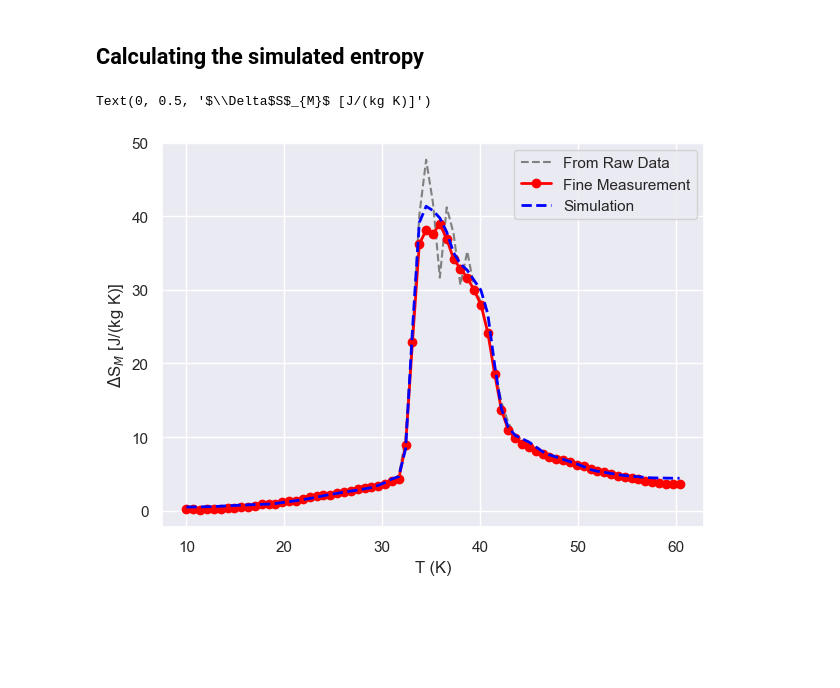
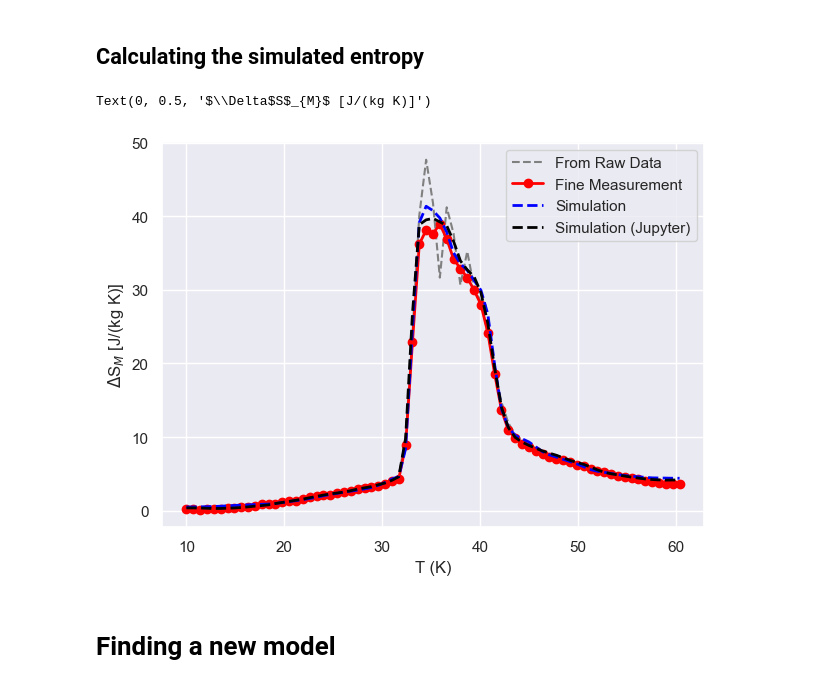
Before and after one commit to kensei-te/mat_interp, a Jupyter notebook: notebooks/Simulation Visualizaiton.ipynb, the cells around one changed output. Drawn from its saved outputs; the diff is of its cells as text; code cells hidden in the pictures; blank space fills up the shorter version.

```diff
--- a/notebooks/Simulation Visualizaiton.ipynb
+++ b/notebooks/Simulation Visualizaiton.ipynb
@@ -102,5 +102,5 @@ Now lets use a model traiend using jupyter
 SAVED_WEIGHTS = "weights_jupyter"
 model = tf.keras.models.load_model(SAVED_WEIGHTS)
 sim_data = generate_data_mce(model = model, start = 0.2, end = 5.0, step = 0.2)
-plot_entropy_curve(data=sim_data, temperature_column="t", field_column="h", magnetization_column="m", unstandarize=True,  bbox_mag = (0.8, -0.15), n_cols=3, bbox_ds = (0.9, -0.15))
+jupyter_sim = plot_entropy_curve(data=sim_data, temperature_column="t", field_column="h", magnetization_column="m", unstandarize=True,  bbox_mag = (0.8, -0.15), n_cols=3, bbox_ds = (0.9, -0.15), return_entropy = True)
 # %% [output]
@@ -140,17 +157,21 @@ entropy_fine = plot_entropy_curve(exp_data_fine, temperature_column="t", magneti
 # %%
 fields_to_plot = [5] # Plot 1 3 and 5 T
 fig, ax = plt.subplots(figsize=(7,5))
 for field in fields_to_plot:
     df_plot = sim_entropy.query("dh == @field")
     df_plot_2 = entropy_exp.query("dh == @field")
     df_plot_3 = entropy_fine.query("dh == @field")
+    df_plot_4 = jupyter_sim.query("dh == @field")
     plt.plot(df_plot_2.t, df_plot_2.ds,'--', mec='black', label = "From Raw Data", color='grey')
     plt.plot(df_plot_3.t, df_plot_3.ds,'o-', label = "Fine Measurement", color='red', lw=2)
     plt.plot(df_plot.t, df_plot.ds,'--', label = "Simulation", color='blue', lw=2)
+    plt.plot(df_plot_4.t, df_plot_4.ds,'--', label = "Simulation (Jupyter)", color='black', lw=2)
 plt.legend()
 plt.legend(bbox_to_anchor=(1,1))
 plt.xlabel("T (K)")
 plt.ylabel(r"$\Delta$S$_{M}$ [J/(kg K)]")
 # %% [output]
 Text(0, 0.5, '$\\Delta$S$_{M}$ [J/(kg K)]')
-[figure, old version]
+[figure, new version]
+# %% [markdown]
+# Finding a new model
```
Also changed, not shown: parts of 7 cells of this notebook.
